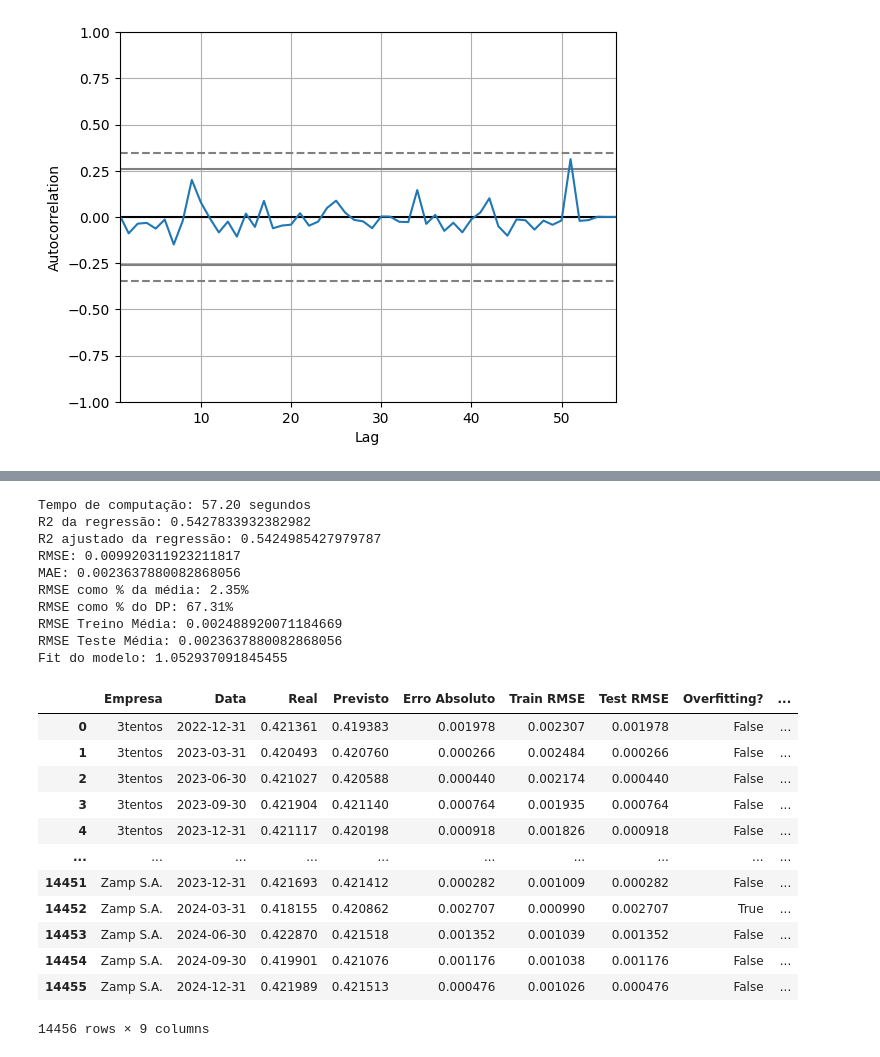
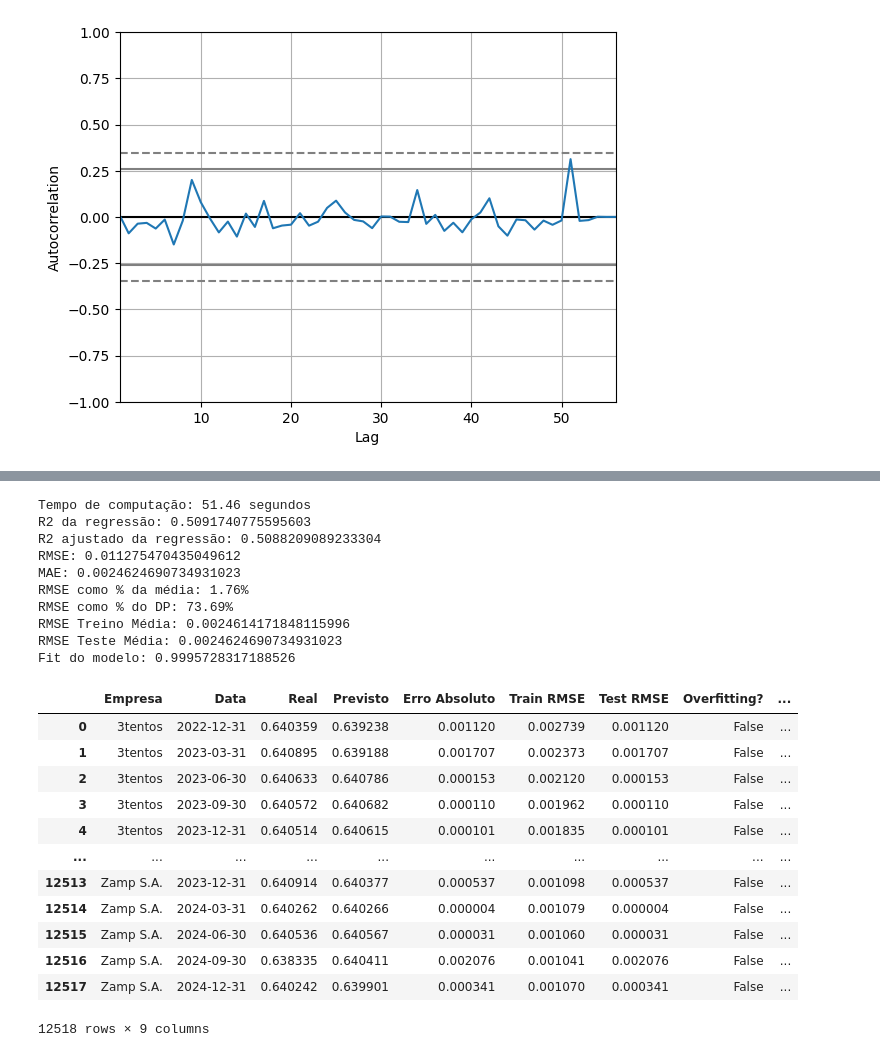
Before and after one commit to CHAnnnelch/IC_predicao_FCF, a Jupyter notebook: 02_KNN.ipynb, the cells around one changed output, grey strips where cells are left out. Drawn from its saved outputs; the diff is of its cells as text; code cells hidden in the pictures.

```diff
--- a/02_KNN.ipynb
+++ b/02_KNN.ipynb
@@ -91,0 +70,4 @@ df
+# %%
+df['FCFF_AT'] = df['FCFF']/df['AT']
+
+df['FCFE_AT'] = df['FCFE']/df['AT']
@@ -91,0 +96,11 @@ df
+# %%
+
+var = ['FCFF_AT']
+
+df = df.sort_values(['NOME', 'DATA'])
+df['lag_fcff_at'] = df.groupby('NOME')[var].shift(1)
+df['ma_fcff_at'] = df.groupby('NOME')[var].transform(lambda x: x.shift(1).rolling(3).mean())
+
+df['lag_fcff_at'] = df['lag_fcff_at'].fillna(method='bfill')
+df['ma_fcff_at'] = df['ma_fcff_at'].fillna(method='bfill')
+df
@@ -149,13 +178,13 @@ import pandas as pd
 
 warnings.simplefilter(action='ignore', category=FutureWarning)
 
-target_var = 'FCFF'
+target_var = 'FCFE'
 
 k=4
 
 
 def expanding_window_forecast_knn(df, target_col=target_var, empresa_col='NOME', date_col='DATA',
-                               min_train_size=k, horizon=1, features=['FCFF', 'lnAT', 'ROIC', 'b_NOPAT', 'GIRO_AT', 'LEV', 'LC', 'ma_fcff', 'lag_fcff']):
+                               min_train_size=k, horizon=1, features=['FCFE', 'lnAT', 'ROE', 'b_PL', 'GIRO_AT', 'LEV', 'LC', 'lag_fcfe', 'ma_fcfe']):
     results = []
 
     for empresa_id, grupo in df.groupby(empresa_col):
@@ -206,53 +235,53 @@ media = df[target_var].mean()
 dp = df[target_var].std()
 
 start = time.time()
 resultado = expanding_window_forecast_knn(df)
 end = time.time()
 
 print(f'Tempo de computação: {end - start:.2f} segundos')
 
 rmse = mean_squared_error(resultado['Real'], resultado['Previsto'], squared=False)
 mae = mean_absolute_error(resultado['Real'], resultado['Previsto'])
 r2 = r2_score(resultado['Real'], resultado['Previsto'])
 
 n = len(resultado)
-p = len(['FCFF', 'lnAT', 'ROIC', 'b_NOPAT', 'GIRO_AT', 'LEV', 'LC', 'ma_fcff', 'lag_fcff'])
+p = len(['FCFE', 'lnAT', 'ROE', 'b_PL', 'GIRO_AT', 'LEV', 'LC', 'lag_fcfe', 'ma_fcfe'])
 r2_adj = 1 - (1 - r2) * (n - 1) / (n - p - 1)
 
 train_rmse_media = resultado['Train RMSE'].mean()
 test_rmse_media = resultado['Test RMSE'].mean()
 print(f'R2 da regressão: {r2}')
 print(f'R2 ajustado da regressão: {r2_adj}')
 print(f'RMSE: {rmse}')
 print(f'MAE: {mae}')
 print(f'RMSE como % da média: {(rmse/media)*100:.2f}%')
 print(f'RMSE como % do DP: {(rmse/dp)*100:.2f}%')
 print(f'RMSE Treino Média: {train_rmse_media}')
 print(f'RMSE Teste Média: {test_rmse_media}')
 print(f'Fit do modelo: {train_rmse_media/test_rmse_media}')
 
 resultado
 # %% [output]
-Tempo de computação: 57.20 segundos
-R2 da regressão: 0.5427833932382982
-R2 ajustado da regressão: 0.5424985427979787
-RMSE: 0.009920311923211817
-MAE: 0.0023637880082868056
-RMSE como % da média: 2.35%
-RMSE como % do DP: 67.31%
-RMSE Treino Média: 0.002488920071184669
-RMSE Teste Média: 0.0023637880082868056
-Fit do modelo: 1.052937091845455
+Tempo de computação: 51.46 segundos
+R2 da regressão: 0.5091740775595603
+R2 ajustado da regressão: 0.5088209089233304
+RMSE: 0.011275470435049612
+MAE: 0.0024624690734931023
+RMSE como % da média: 1.76%
+RMSE como % do DP: 73.69%
+RMSE Treino Média: 0.0024614171848115996
+RMSE Teste Média: 0.0024624690734931023
+Fit do modelo: 0.9995728317188526
 |  | Empresa | Data | Real | Previsto | Erro Absoluto | Train RMSE | Test RMSE | Overfitting? | ... |
-| 0 | 3tentos | 2022-12-31 | 0.421361 | 0.419383 | 0.001978 | 0.002307 | 0.001978 | False | ... |
-| 1 | 3tentos | 2023-03-31 | 0.420493 | 0.420760 | 0.000266 | 0.002484 | 0.000266 | False | ... |
-| 2 | 3tentos | 2023-06-30 | 0.421027 | 0.420588 | 0.000440 | 0.002174 | 0.000440 | False | ... |
-| 3 | 3tentos | 2023-09-30 | 0.421904 | 0.421140 | 0.000764 | 0.001935 | 0.000764 | False | ... |
-| 4 | 3tentos | 2023-12-31 | 0.421117 | 0.420198 | 0.000918 | 0.001826 | 0.000918 | False | ... |
+| 0 | 3tentos | 2022-12-31 | 0.640359 | 0.639238 | 0.001120 | 0.002739 | 0.001120 | False | ... |
+| 1 | 3tentos | 2023-03-31 | 0.640895 | 0.639188 | 0.001707 | 0.002373 | 0.001707 | False | ... |
+| 2 | 3tentos | 2023-06-30 | 0.640633 | 0.640786 | 0.000153 | 0.002120 | 0.000153 | False | ... |
+| 3 | 3tentos | 2023-09-30 | 0.640572 | 0.640682 | 0.000110 | 0.001962 | 0.000110 | False | ... |
+| 4 | 3tentos | 2023-12-31 | 0.640514 | 0.640615 | 0.000101 | 0.001835 | 0.000101 | False | ... |
 | ... | ... | ... | ... | ... | ... | ... | ... | ... | ... |
-| 14451 | Zamp S.A. | 2023-12-31 | 0.421693 | 0.421412 | 0.000282 | 0.001009 | 0.000282 | False | ... |
-| 14452 | Zamp S.A. | 2024-03-31 | 0.418155 | 0.420862 | 0.002707 | 0.000990 | 0.002707 | True | ... |
-| 14453 | Zamp S.A. | 2024-06-30 | 0.422870 | 0.421518 | 0.001352 | 0.001039 | 0.001352 | False | ... |
-| 14454 | Zamp S.A. | 2024-09-30 | 0.419901 | 0.421076 | 0.001176 | 0.001038 | 0.001176 | False | ... |
-| 14455 | Zamp S.A. | 2024-12-31 | 0.421989 | 0.421513 | 0.000476 | 0.001026 | 0.000476 | False | ... |
+| 12513 | Zamp S.A. | 2023-12-31 | 0.640914 | 0.640377 | 0.000537 | 0.001098 | 0.000537 | False | ... |
+| 12514 | Zamp S.A. | 2024-03-31 | 0.640262 | 0.640266 | 0.000004 | 0.001079 | 0.000004 | False | ... |
+| 12515 | Zamp S.A. | 2024-06-30 | 0.640536 | 0.640567 | 0.000031 | 0.001060 | 0.000031 | False | ... |
+| 12516 | Zamp S.A. | 2024-09-30 | 0.638335 | 0.640411 | 0.002076 | 0.001041 | 0.002076 | False | ... |
+| 12517 | Zamp S.A. | 2024-12-31 | 0.640242 | 0.639901 | 0.000341 | 0.001070 | 0.000341 | False | ... |
-14456 rows × 9 columns
+12518 rows × 9 columns
```
Also changed, not shown: parts of 14 cells of this notebook, 23 other files.
